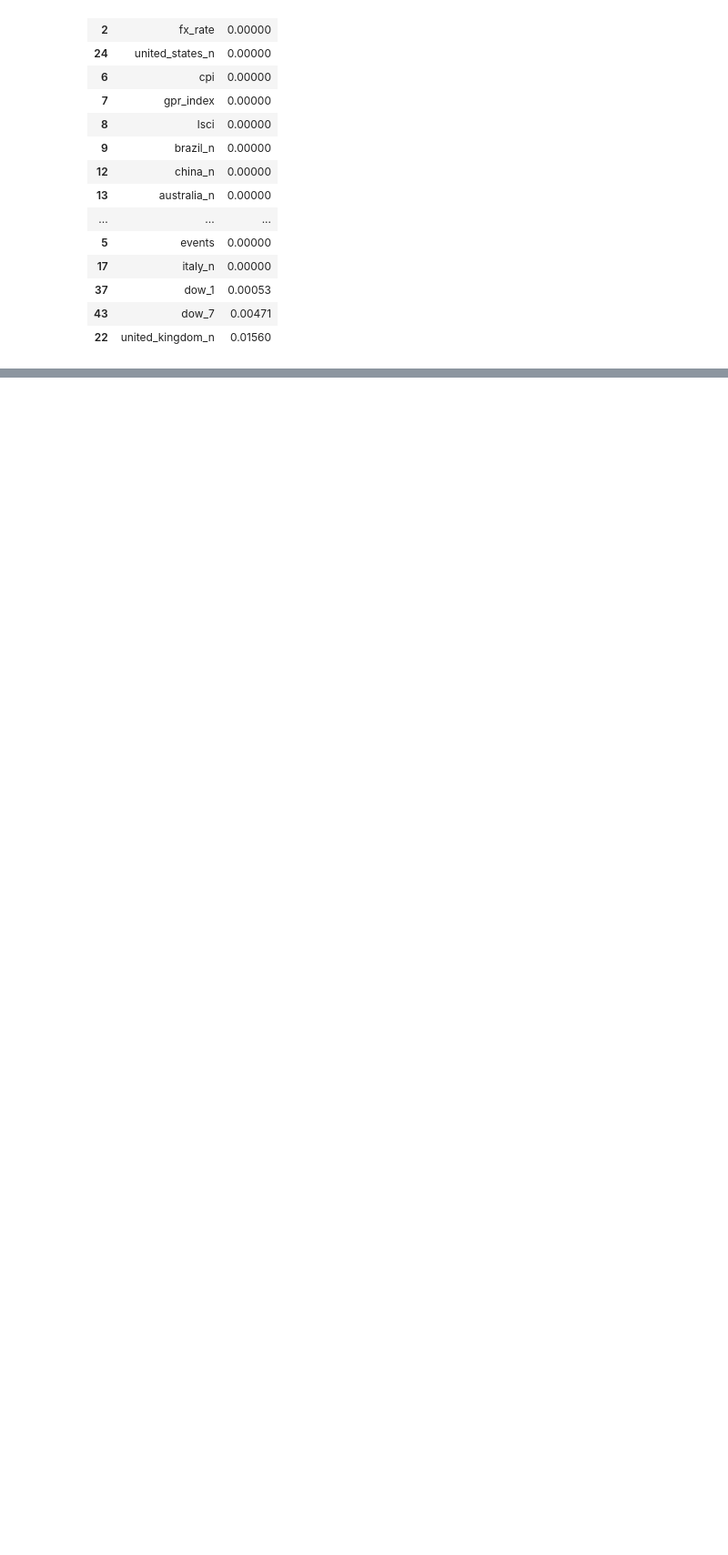
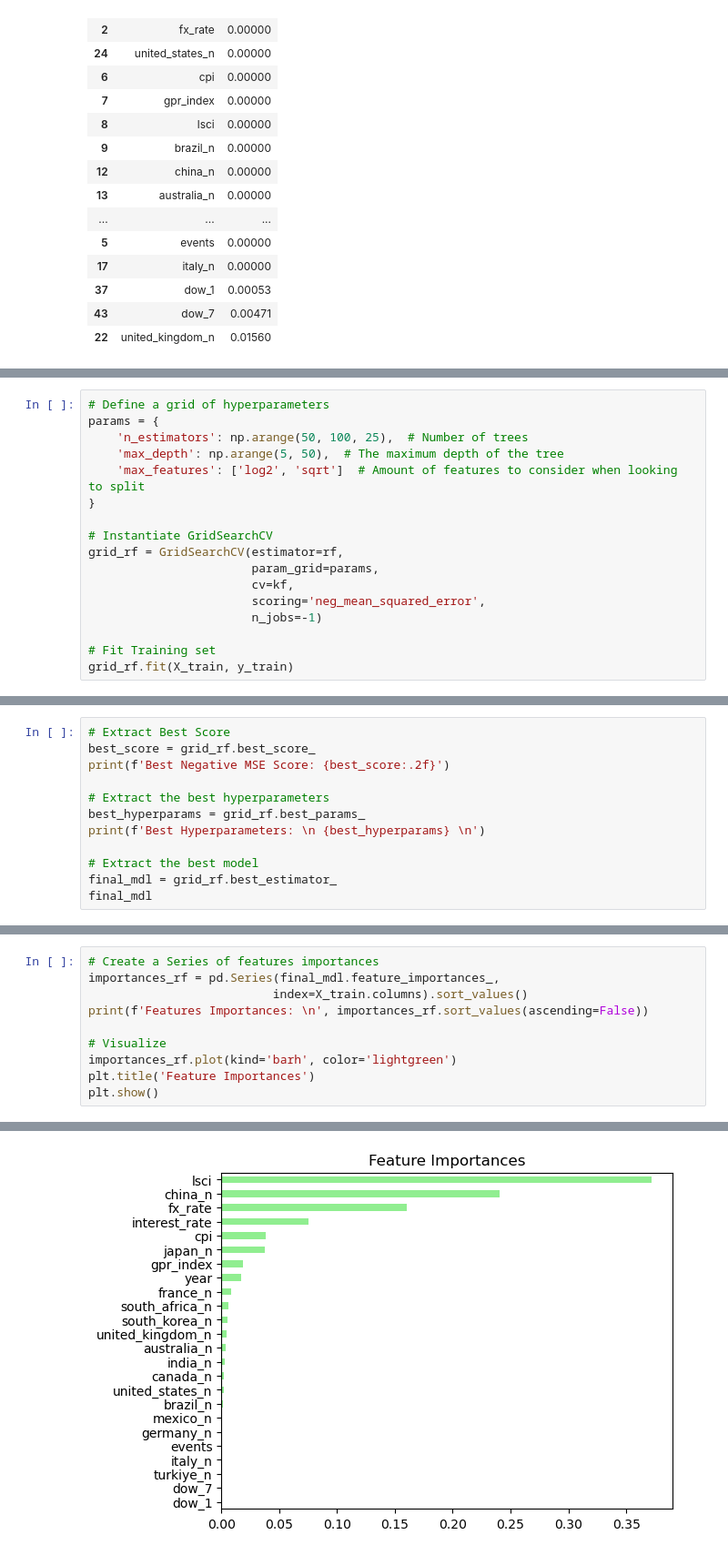
Before and after one commit to bravobryan/MLProject, a Jupyter notebook: StraitofHormuzResearch/notebooks/silver/impute_missing_data.ipynb, the cells around one changed output, grey strips where cells are left out. Shown at 91% size. Drawn from its saved outputs; the diff is of its cells as text; blank space fills up the shorter version.

```diff
--- a/StraitofHormuzResearch/notebooks/silver/impute_missing_data.ipynb
+++ b/StraitofHormuzResearch/notebooks/silver/impute_missing_data.ipynb
@@ -273,0 +320,17 @@ imports_good_service selected feature count:  25
+# %%
+# Define a grid of hyperparameters
+params = {
+    'n_estimators': np.arange(50, 100, 25),  # Number of trees
+    'max_depth': np.arange(5, 50),  # The maximum depth of the tree
+    'max_features': ['log2', 'sqrt']  # Amount of features to consider when looking to split
+}
+
+# Instantiate GridSearchCV
+grid_rf = GridSearchCV(estimator=rf,
+                       param_grid=params,
+                       cv=kf,
+                       scoring='neg_mean_squared_error',
+                       n_jobs=-1)
+
+# Fit Training set
+grid_rf.fit(X_train, y_train)
@@ -273,0 +346,12 @@ imports_good_service selected feature count:  25
+# %%
+# Extract Best Score
+best_score = grid_rf.best_score_
+print(f'Best Negative MSE Score: {best_score:.2f}')
+
+# Extract the best hyperparameters
+best_hyperparams = grid_rf.best_params_
+print(f'Best Hyperparameters: \n {best_hyperparams} \n')
+
+# Extract the best model
+final_mdl = grid_rf.best_estimator_
+final_mdl
@@ -273,0 +366,11 @@ imports_good_service selected feature count:  25
+# %%
+# Create a Series of features importances
+importances_rf = pd.Series(final_mdl.feature_importances_,
+                          index=X_train.columns).sort_values()
+print(f'Features Importances: \n', importances_rf.sort_values(ascending=False))
+
+# Visualize
+importances_rf.plot(kind='barh', color='lightgreen')
+plt.title('Feature Importances')
+plt.show()
+# %% [output]
@@ -273,0 +394 @@ imports_good_service selected feature count:  25
+[figure, added]
```
Also changed, not shown: parts of 8 cells of this notebook.
